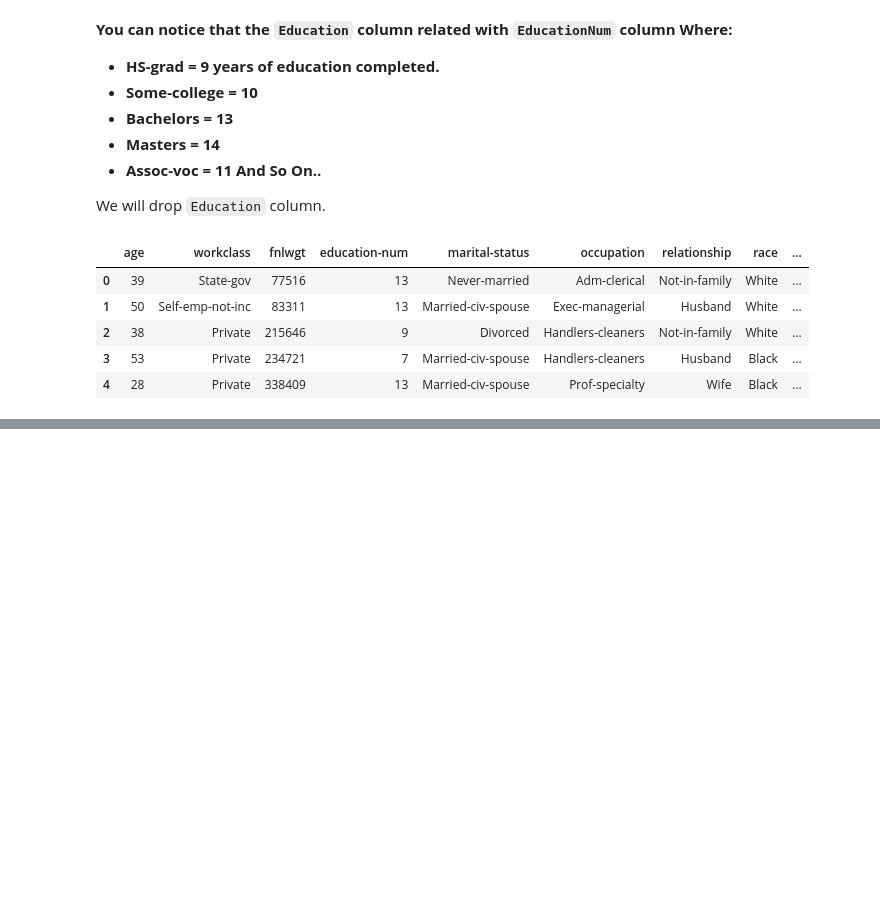
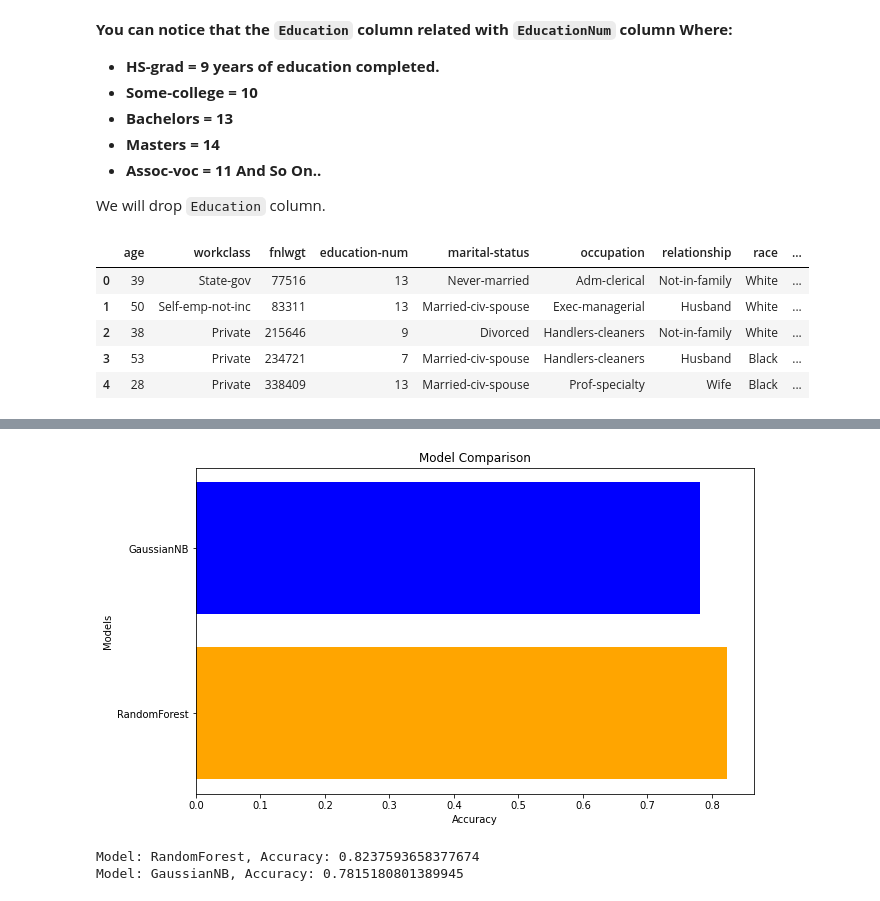
Before and after one commit to Praveen-Rajes/Census-Income-Random-Forest-and-Naive-Bayes, a Jupyter notebook: CourseWork.ipynb, the cells around one changed output, grey strips where cells are left out. Drawn from its saved outputs; the diff is of its cells as text; code cells hidden in the pictures; blank space fills up the shorter version.

Commit message:
model updates

```diff
--- a/CourseWork.ipynb
+++ b/CourseWork.ipynb
@@ -342,0 +441,14 @@ df.head()
+# %%
+plt.figure(figsize=(10, 6))
+plt.barh(models, accuracies, color=['orange', 'blue'])
+plt.xlabel('Accuracy')
+plt.ylabel('Models')
+plt.title('Model Comparison')
+plt.show()
+
+for i in range(len(models)):
+    print(f"Model: {models[i]}, Accuracy: {accuracies[i]}")
+# %% [output]
+[figure, added]
+Model: RandomForest, Accuracy: 0.8237593658377674
+Model: GaussianNB, Accuracy: 0.7815180801389945
```
Also changed, not shown: parts of 15 cells of this notebook.
